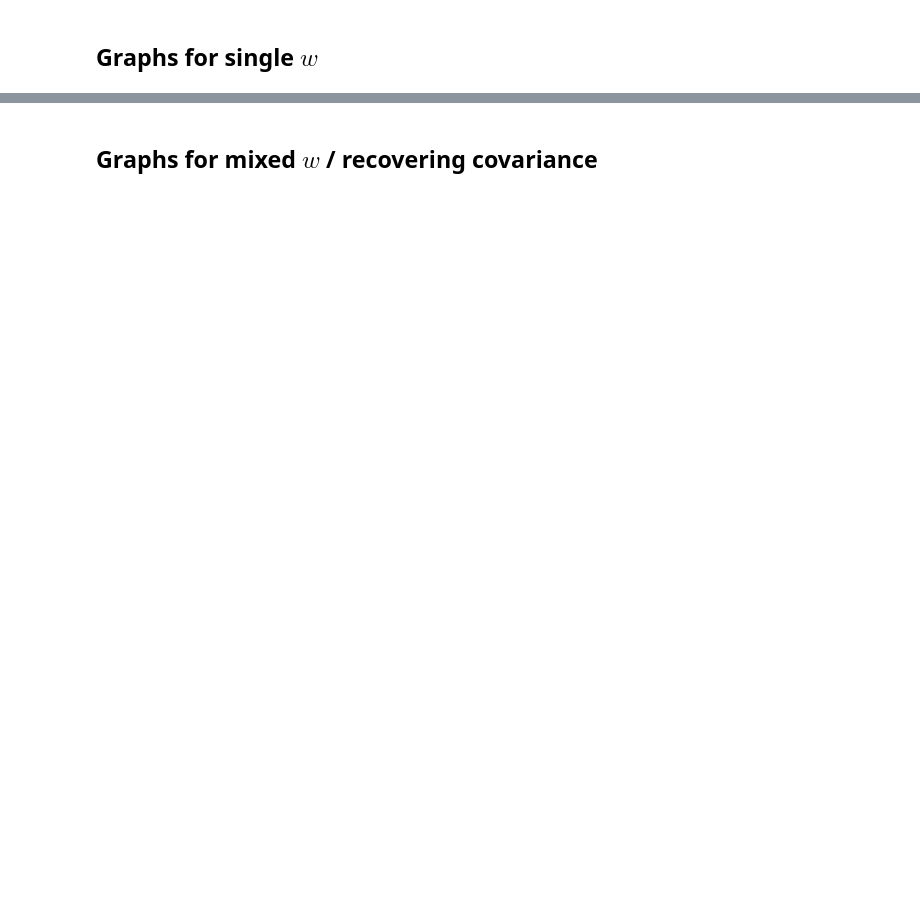
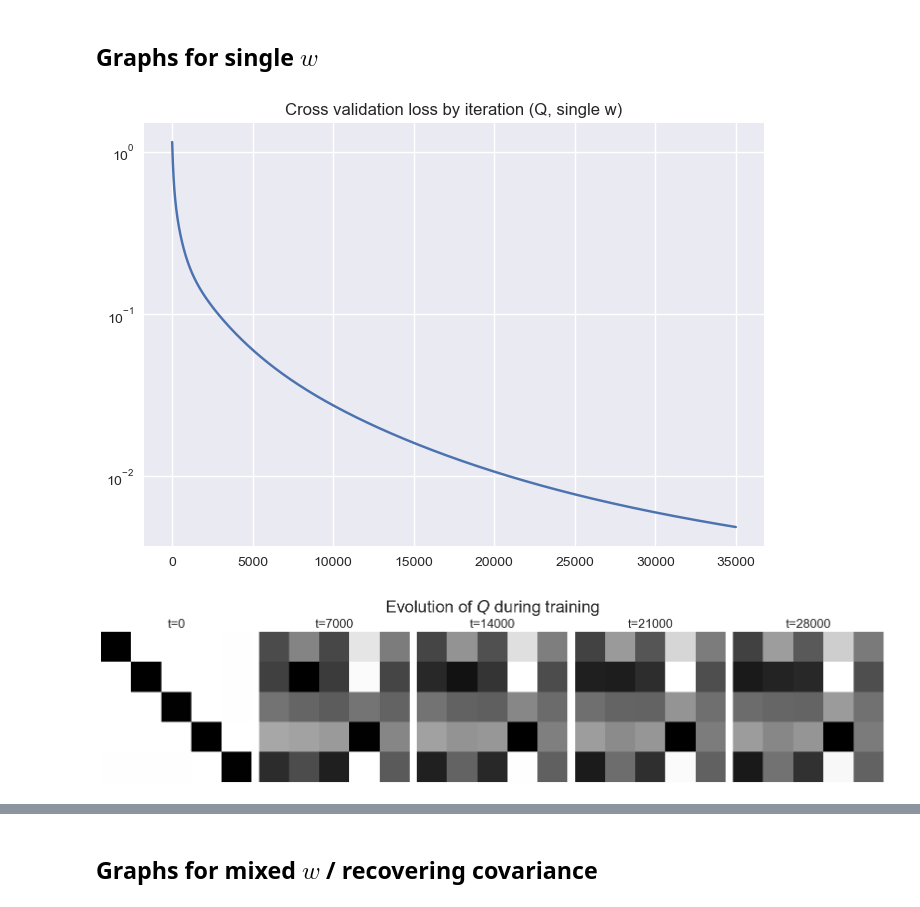
Before and after one commit to alexsemendinger/mirror-descent, a Jupyter notebook: md_single_step.ipynb, the cells around one changed output, grey strips where cells are left out. Cells and saved outputs as stored; diff of their text form; code cells hidden in the pictures; blank space fills up the shorter version.

```diff
--- a/md_single_step.ipynb
+++ b/md_single_step.ipynb
@@ -446,2 +555,34 @@ plt.show()
 # %% [markdown]
 ## Graphs for single $w$
+# %%
+# Training setup
+d,n = 5, 5
+inner_lr, outer_lr = 0.1, 0.02
+n_iters = 35000
+w_cov = np.eye(d)
+w0 = np.ones(d)
+Q0 = np.eye(d)
+
+# Training loop
+crossvals, Qs, X, y, w_star = potential_training_loop(d, n, inner_lr, outer_lr, w0, Q0, n_iters, w_cov, seed=123)
+
+# Plot crossvals
+plt.plot(crossvals)
+plt.title("Cross validation loss by iteration (Q, single w)")
+plt.yscale('log')
+
+# Plot images of Q iterates over time
+n_images = 5
+fig, axes = plt.subplots(1, n_images, figsize=(16, 4))
+for j, i in enumerate(range(0, n_iters, n_iters//n_images)):
+    ax = axes[j]
+    im = ax.imshow(Qs[i])
+    ax.axis('off')  # Turn off axes (including gridlines)
+    ax.set_title(f't={i}', fontsize='18')
+fig.suptitle('Evolution of $Q$ during training', fontsize='24')
+
+plt.tight_layout()
+plt.show()
+# %% [output]
+[figure, added]
+[figure, added]
```
Also changed, not shown: parts of 19 cells of this notebook.
